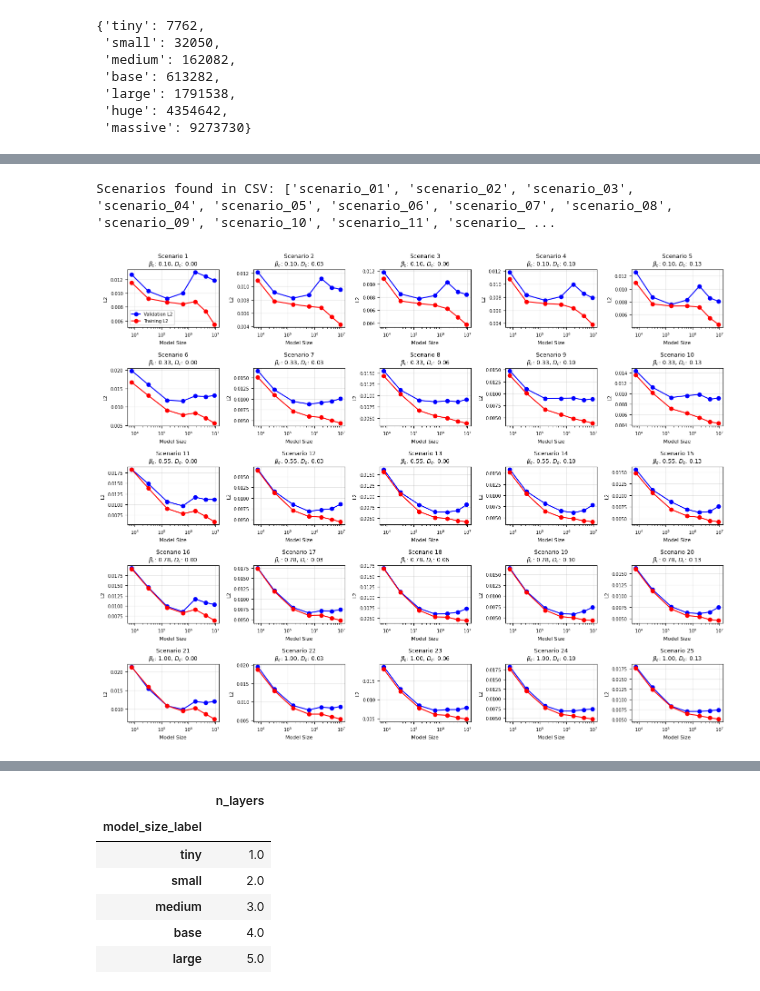
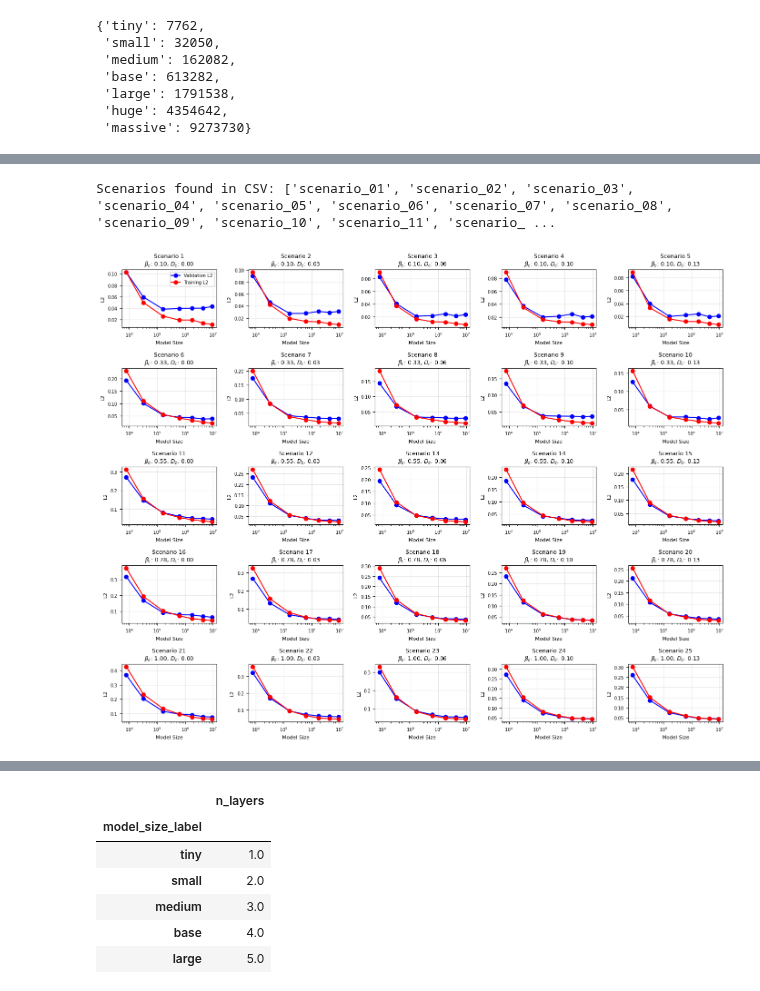
Before and after one commit to arpit-kapoor/gw_henry_fno, a Jupyter notebook: notebooks/compare_preds_targets.ipynb, the cells around one changed output, grey strips where cells are left out. Cells and saved outputs as stored; diff of their text form; code cells hidden in the pictures.

```diff
--- a/notebooks/compare_preds_targets.ipynb
+++ b/notebooks/compare_preds_targets.ipynb
@@ -414,36 +415,36 @@ for scenario in scenario_list:
 
     scenario_num = int(scenario.split("_")[1])
     idx0 = scenario_num - 1  # zero-based index
 
     r, c = divmod(idx0, n_cols)
     ax = axes[r, c]
 
     beta_c = scenario_manifest_df[scenario_manifest_df['scenario_index'] == scenario_num]['beta_c'].values[0]
     diffc = scenario_manifest_df[scenario_manifest_df['scenario_index'] == scenario_num]['diffc'].values[0]
 
     model_sizes = list(map(lambda x: name_to_size_dict[x], scenario_data["model_size_label"].tolist()))
 
-    ax.plot(model_sizes, scenario_data["val_l2"], marker="o", label="Validation L2", color="blue")
-    ax.plot(model_sizes, scenario_data["train_l2"], marker="o", label="Training L2", color="red")
+    ax.plot(model_sizes, scenario_data["val_mse"], marker="o", label="Validation L2", color="blue")
+    ax.plot(model_sizes, scenario_data["train_mse"], marker="o", label="Training L2", color="red")
     ax.set_title(f"Scenario {scenario_num}\n$\\beta_c$: {beta_c:.2f}, $D_c$: {diffc:.2f}", fontsize=9)
     ax.set_xlabel("Model Size", fontsize=8)
     ax.set_ylabel("L2", fontsize=8)
     ax.grid(True, alpha=0.3)
     ax.tick_params(labelsize=7)
     ax.set_xscale("log")
 
 # Hide any unused subplots
 for k in range(n_scenarios, n_rows * n_cols):
     r, c = divmod(k, n_cols)
     axes[r, c].axis("off")
 
 # Single legend
 axes[0, 0].legend(fontsize=7)
 plt.tight_layout()
 plt.show()
 # %% [output]
 Scenarios found in CSV: ['scenario_01', 'scenario_02', 'scenario_03', 'scenario_04', 'scenario_05', 'scenario_06', 'scenario_07', 'scenario_08', 'scenario_09', 'scenario_10', 'scenario_11', 'scenario_ ...
-[figure, old version]
+[figure, new version]
 # %%
 from scipy.optimize import curve_fit
 import matplotlib.ticker as mticker
```
Also changed, not shown: parts of 12 cells of this notebook.
